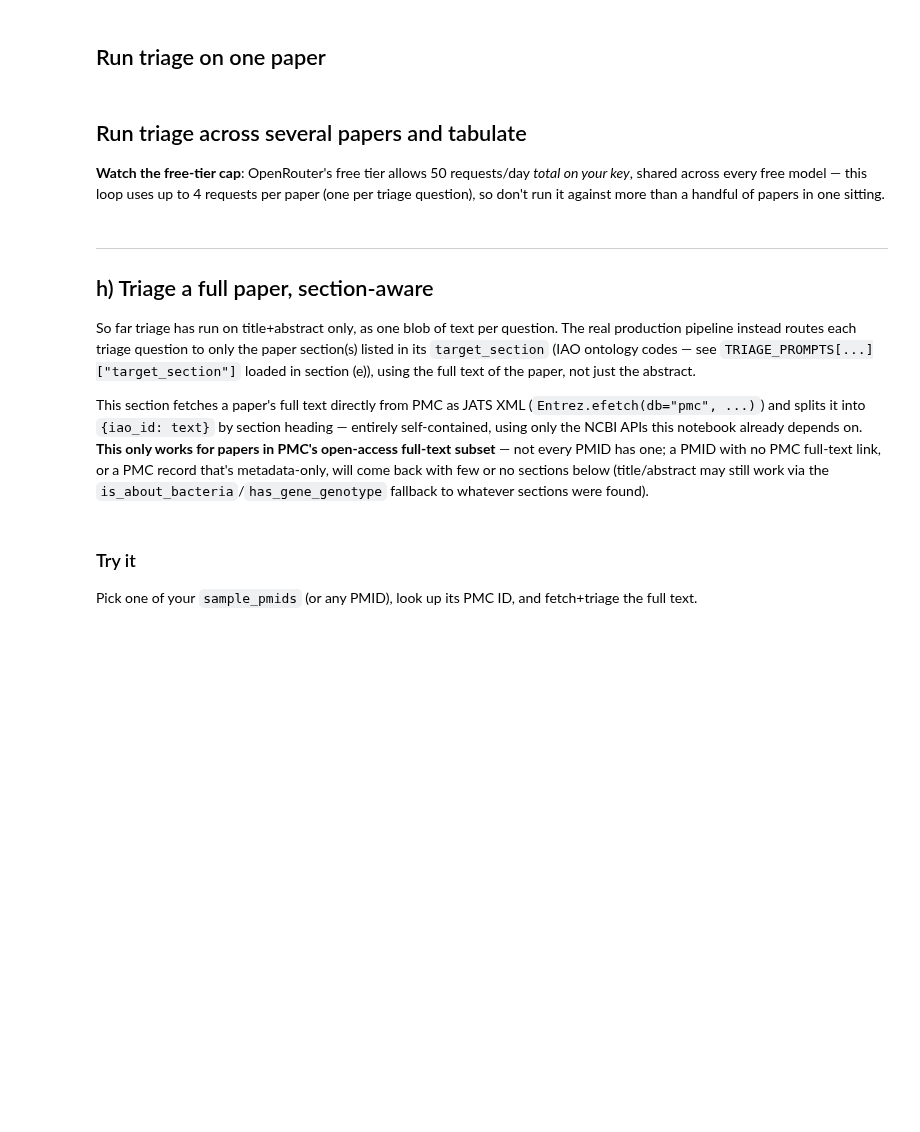
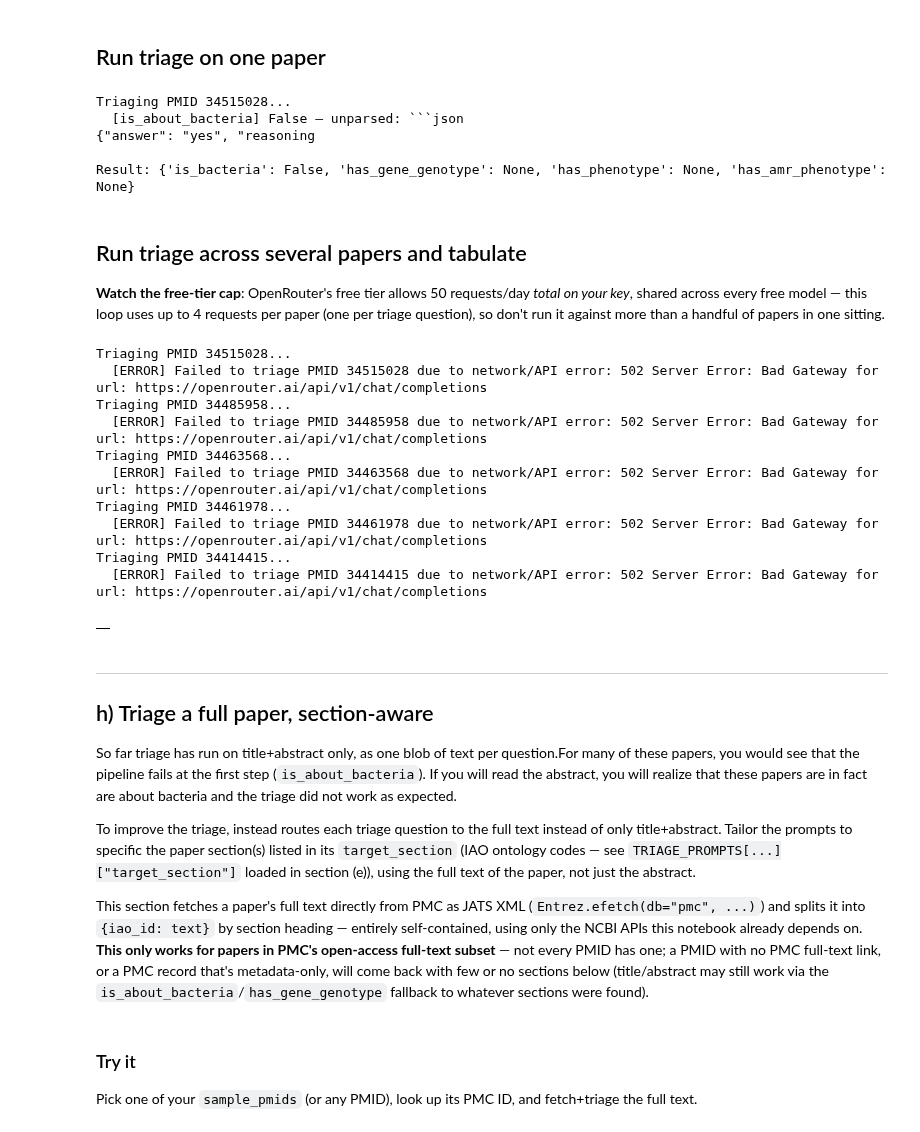
Before and after one commit to mdrishti/amrCourse, a Jupyter notebook: colab_triage_workshop.ipynb, the cells around one changed output. Cells and saved outputs as stored; diff of their text form; code cells hidden in the pictures; blank space fills up the shorter version.

````diff
--- a/colab_triage_workshop.ipynb
+++ b/colab_triage_workshop.ipynb
@@ -69,6 +63,8 @@ WORKSHOP_FILES = [
      "fae322a7ffccb84afa7aa91cb0910d025914edd1463b177e664470806ef0ae6a"),
     ("word_histogram.csv",
      "f52e39f54714807eee093e2021e8b71e0afa1b70e7b12ca0b46a13e550038d5b"),
+    ("amr_pmids_unique.csv",
+    "9ccf61bc9ed19a70ddd1c0bcf055c1f3506f6c07ad2a0ea9a46338922fe8a0b5")
 ]
 
 DATA_DIR = Path("workshop_data")
@@ -646,7 +645,8 @@ The pipeline triages full-text BioC sections; for this self-contained demo we fe
 # %%
 # A small curated set of real PMIDs — a mix of clear AMR papers and one that isn't AMR-focused,
 # so triage has something to actually discriminate on.
-sample_pmids = ["12737743", "12800222", "12927083", "12059906"]
+#sample_pmids = ["12737743", "12800222", "12927083", "12059906"]
+sample_pmids = ['34515028', '34485958', '34463568', '34461978', '34414415'] # these are reported in AMR portal
 
 
 def fetch_title_abstract(pmid):
@@ -674,27 +680,50 @@ pmid = sample_pmids[0]
 print(f"Triaging PMID {pmid}...")
 result = run_triage(papers[pmid])
 print("\nResult:", result)
+# %% [output]
+Triaging PMID 34515028...
+  [is_about_bacteria] False — unparsed: ```json
+{"answer": "yes", "reasoning
+
+Result: {'is_bacteria': False, 'has_gene_genotype': None, 'has_phenotype': None, 'has_amr_phenotype': None}
 # %% [markdown]
 ## Run triage across several papers and tabulate
 
 **Watch the free-tier cap**: OpenRouter's free tier allows 50 requests/day *total on your key*, shared across every free model — this loop uses up to 4 requests per paper (one per triage question), so don't run it against more than a handful of papers in one sitting.
 # %%
+import requests
+
 rows = []
 for pmid, text in papers.items():
     print(f"Triaging PMID {pmid}...")
-    result = run_triage(text, verbose=False)
-    rows.append({"pmid": pmid, **result})
+    try:
+        result = run_triage(text, verbose=False)
+        rows.append({"pmid": pmid, **result})
+    except requests.exceptions.RequestException as e:
+        print(f"  [ERROR] Failed to triage PMID {pmid} due to network/API error: {e}")
 
 df = pd.DataFrame(rows)
 df
+# %% [output]
+Triaging PMID 34515028...
+  [ERROR] Failed to triage PMID 34515028 due to network/API error: 502 Server Error: Bad Gateway for url: https://openrouter.ai/api/v1/chat/completions
+Triaging PMID 34485958...
+  [ERROR] Failed to triage PMID 34485958 due to network/API error: 502 Server Error: Bad Gateway for url: https://openrouter.ai/api/v1/chat/completions
+Triaging PMID 34463568...
+  [ERROR] Failed to triage PMID 34463568 due to network/API error: 502 Server Error: Bad Gateway for url: https://openrouter.ai/api/v1/chat/completions
+Triaging PMID 34461978...
+  [ERROR] Failed to triage PMID 34461978 due to network/API error: 502 Server Error: Bad Gateway for url: https://openrouter.ai/api/v1/chat/completions
+Triaging PMID 34414415...
+  [ERROR] Failed to triage PMID 34414415 due to network/API error: 502 Server Error: Bad Gateway for url: https://openrouter.ai/api/v1/chat/completions
+|  |
 # %% [markdown]
 ---
 ## h) Triage a full paper, section-aware
 
-So far triage has run on title+abstract only, as one blob of text per question. The real production
-pipeline instead routes each triage question to only the paper section(s) listed in its `target_section`
-(IAO ontology codes — see `TRIAGE_PROMPTS[...]["target_section"]` loaded in section (e)), using the full
-text of the paper, not just the abstract.
+So far triage has run on title+abstract only, as one blob of text per question.For many of these papers, you would see that the pipeline fails at the first step (`is_about_bacteria`). If you will read the abstract, you will realize that these papers are in fact are about bacteria and the triage did not work as expected.
+
+To improve the triage, instead routes each triage question to the full text instead of only title+abstract. Tailor the prompts to specific the paper section(s) listed in its `target_section`
+(IAO ontology codes — see `TRIAGE_PROMPTS[...]["target_section"]` loaded in section (e)), using the full text of the paper, not just the abstract.
 
 This section fetches a paper's full text directly from PMC as JATS XML (`Entrez.efetch(db="pmc", ...)`)
 and splits it into `{iao_id: text}` by section heading — entirely self-contained, using only the NCBI
````
Also changed, not shown: parts of 12 cells of this notebook.
